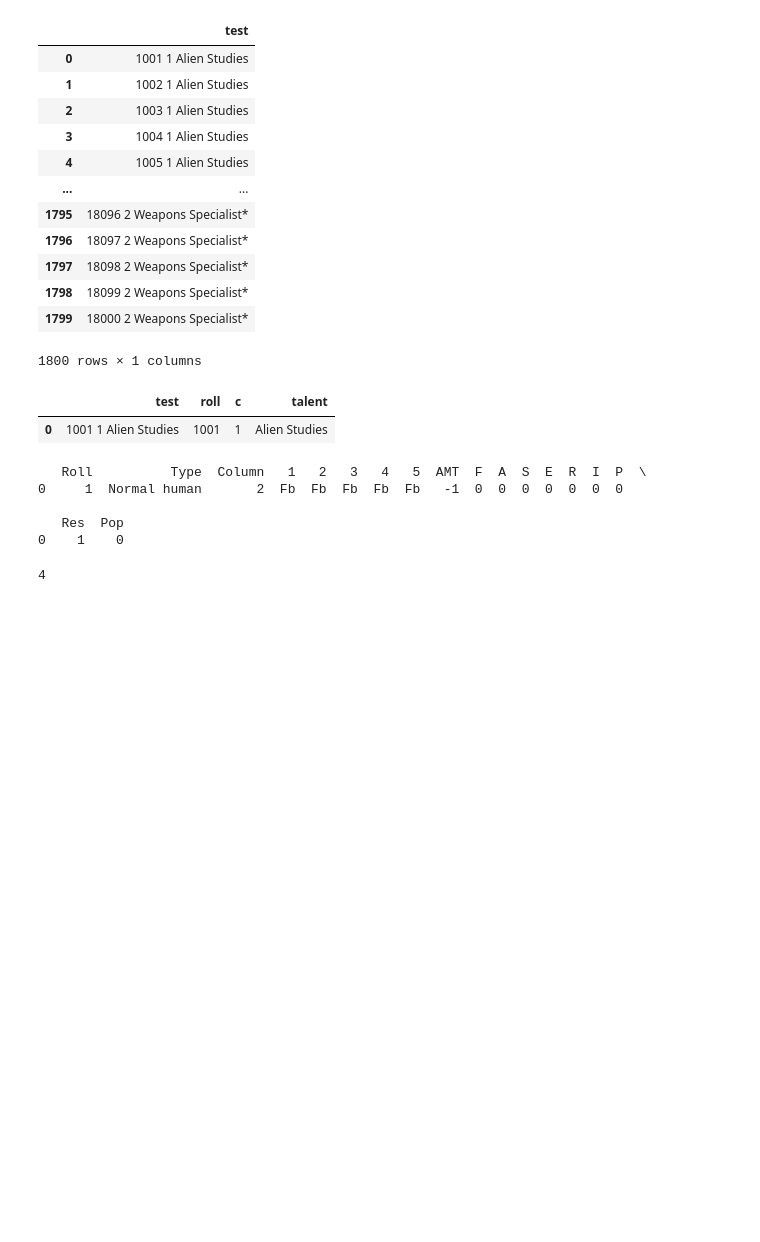
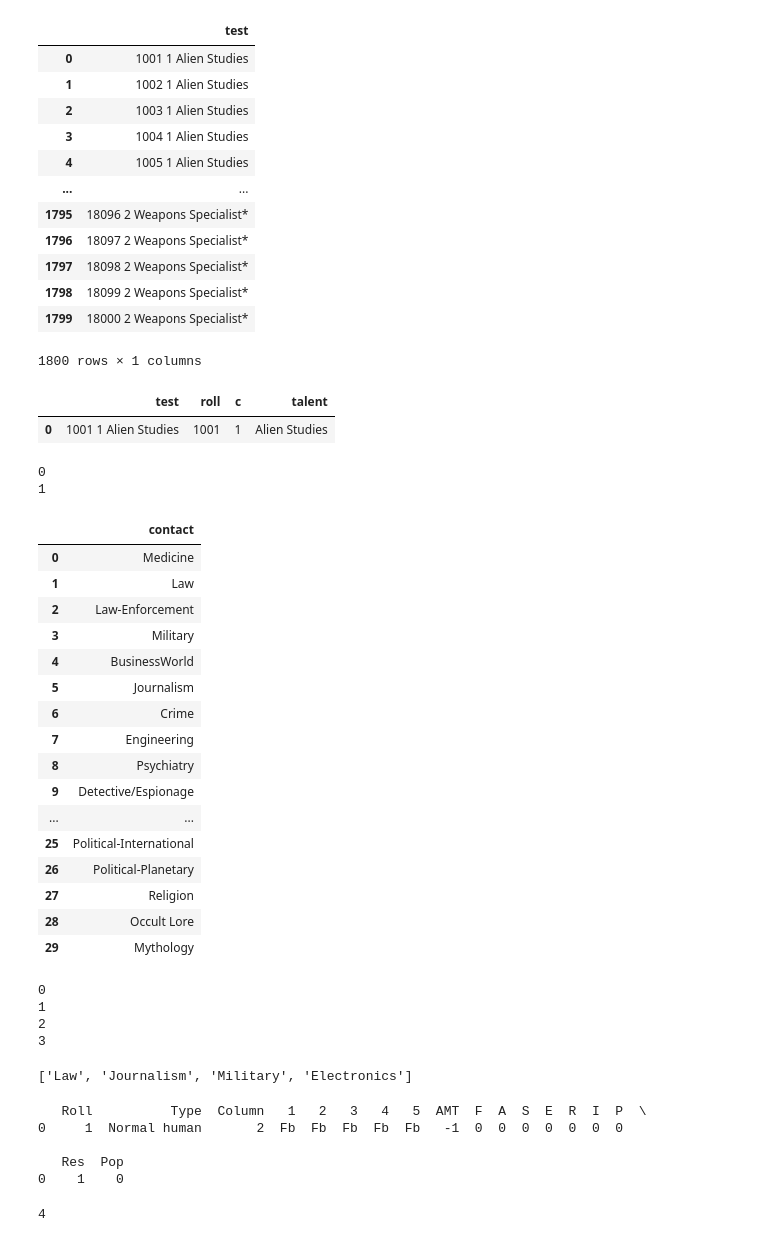
Before and after one commit to bluetyson/FASERIP-Slugfest, a Jupyter notebook: FASERIP Character Generator.ipynb, the cells around one changed output. Saved outputs shown, nothing was run; the diff lists cells and outputs as text; code cells hidden in the pictures; blank space fills up the shorter version.

Commit message:
add Contacts

```diff
--- a/FASERIP Character Generator.ipynb
+++ b/FASERIP Character Generator.ipynb
@@ -258,16 +258,54 @@ upbtalentlist.head(1)
 talent_categories = []
 talent_list = []
 
-for p in range(upb_powers['powers_min'].values[0]):
+for p in range(upb_talents['talents_min'].values[0]):
 #upb_upbpowercategories = upbpowercategories.sample()  #need one for each power
 #upbpowercategories
     print(p)
-    c = upbpowercategories.sample()
-    power_categories.append(c['category'].values[0])
-    #power_subset = upbpowerlist.loc[(upbpowerlist['roll'] >= c['category'].values[0])]
-    power_subset = upbpowerlist.loc[(upbpowerlist['roll'] >= c['category'].values[0]) & (upbpowerlist['roll'] < (c['category'].values[0] + 1000))]
+    c = upbtalentcategories.sample()
+    talent_categories.append(c['category'].values[0])
+    talent_subset = upbtalentlist.loc[(upbtalentlist['roll'] >= c['category'].values[0]) & (upbtalentlist['roll'] < (c['category'].values[0] + 1000))]
     #print(power_subset.shape)
-    powers_list.append(power_subset.sample())
+    talent_list.append(talent_subset.sample())
+# %% [output]
+0
+1
+# %%
+upbcontactcategories = pd.read_csv('contactsdropdownlist.txt', names=['contact'], header=None,engine="python")
+upbcontactcategories
+# %% [output]
+|  | contact |
+| 0 | Medicine |
+| 1 | Law |
+| 2 | Law-Enforcement |
+| 3 | Military |
+| 4 | BusinessWorld |
+| 5 | Journalism |
+| 6 | Crime |
+| 7 | Engineering |
+| 8 | Psychiatry |
+| 9 | Detective/Espionage |
+| ... | ... |
+| 25 | Political-International |
+| 26 | Political-Planetary |
+| 27 | Religion |
+| 28 | Occult Lore |
+| 29 | Mythology |
+# %%
+contact_list = []
+
+for p in range(upb_contacts['contacts_min'].values[0]):
+    print(p)
+    c = upbcontactcategories.sample()
+    contact_list.append(str(c.values[0][0]))
+
+contact_list
+# %% [output]
+0
+1
+2
+3
+['Law', 'Journalism', 'Military', 'Electronics']
 # %%
 column_roll = pd.read_csv('formabilitycolumns.csv')
 column_use = column_roll.loc[column_roll['Type'] == upb_form.values[0]]['Column'].values[0]
```
Also changed, not shown: parts of 2 cells of this notebook, 2 other files.
